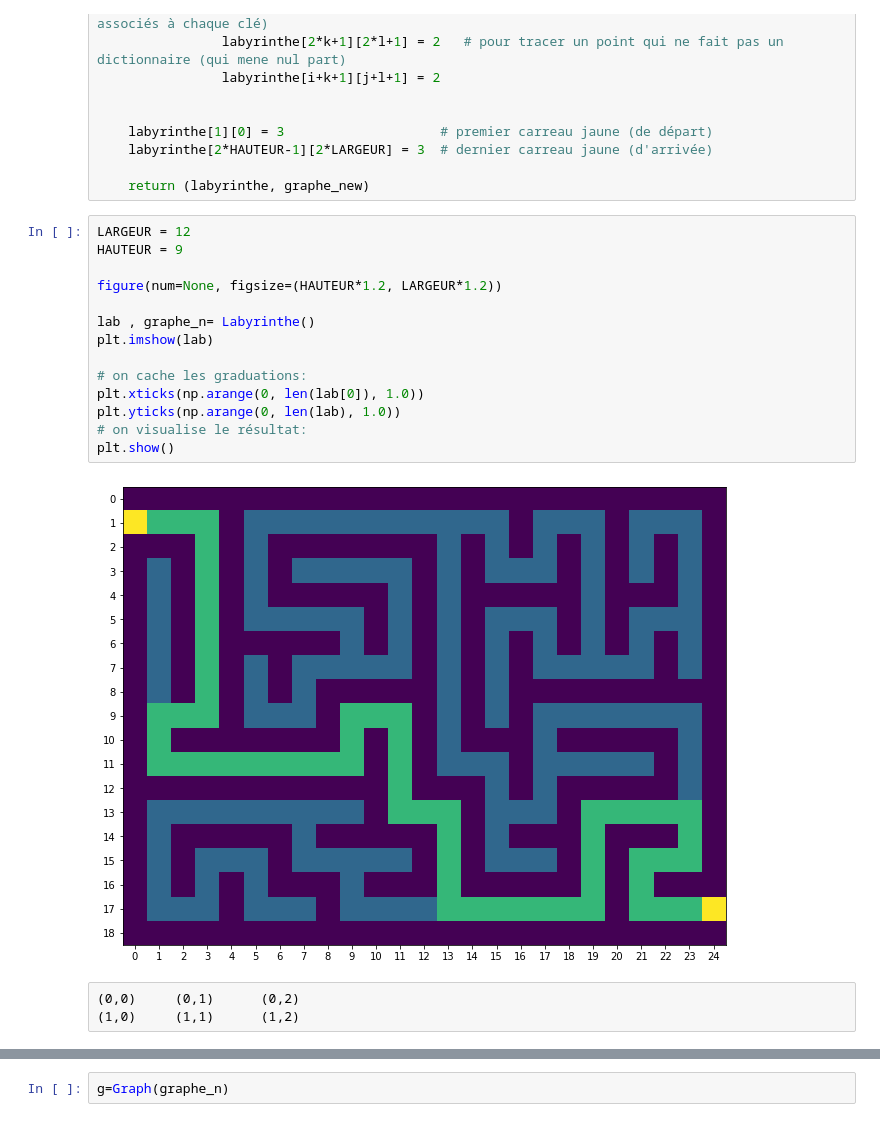
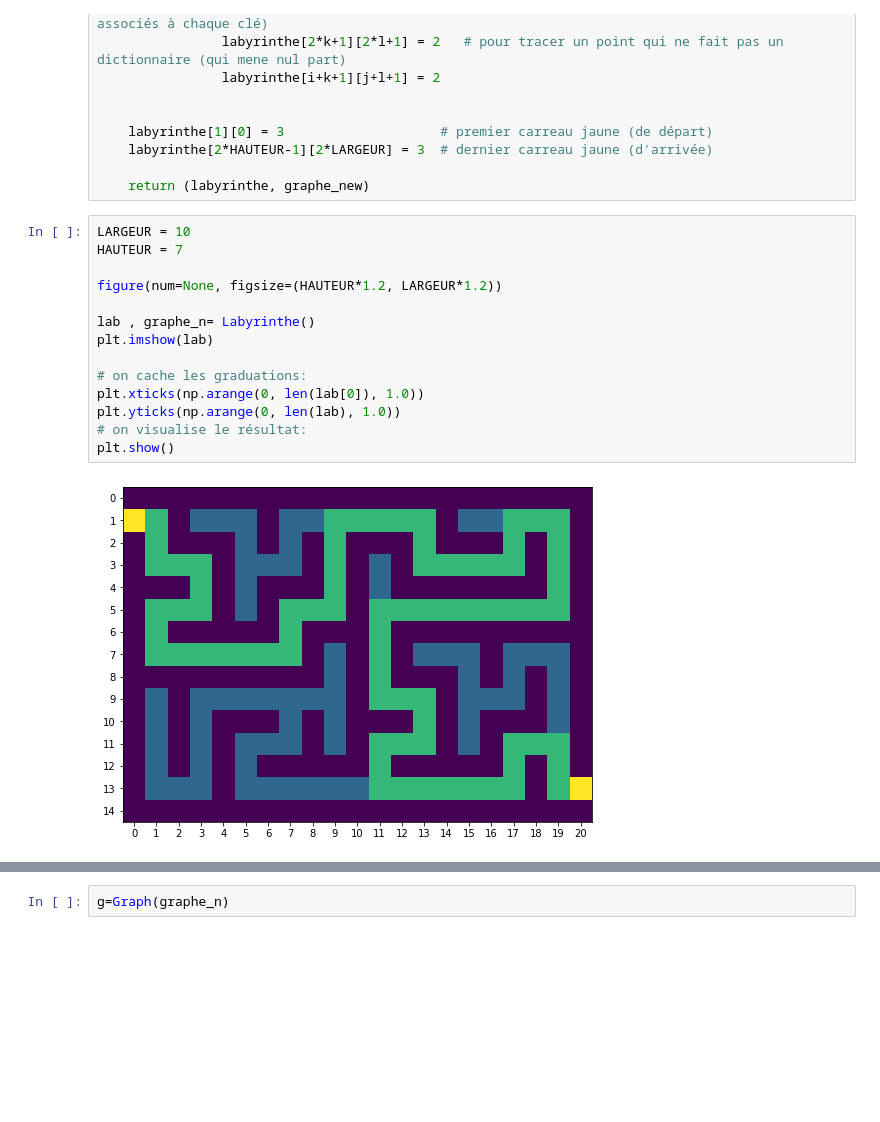
Before and after one commit to AbdiNi/Graphes-et-Labyrinthe-en-Python, a Jupyter notebook: Labyrinthe.ipynb, the cells around one changed output, grey strips where cells are left out. Saved outputs shown, nothing was run; the diff lists cells and outputs as text; blank space fills up the shorter version.

```diff
--- a/Labyrinthe.ipynb
+++ b/Labyrinthe.ipynb
@@ -470,21 +470,18 @@ def Labyrinthe():
 
     return (labyrinthe, graphe_new)
 # %%
-LARGEUR = 12
-HAUTEUR = 9
+LARGEUR = 10
+HAUTEUR = 7
 
 figure(num=None, figsize=(HAUTEUR*1.2, LARGEUR*1.2))
 
 lab , graphe_n= Labyrinthe()
 plt.imshow(lab)
 
 # on cache les graduations:
 plt.xticks(np.arange(0, len(lab[0]), 1.0))
 plt.yticks(np.arange(0, len(lab), 1.0))
 # on visualise le résultat:
 plt.show()
 # %% [output]
-[figure, old version]
+[figure, new version]
-# %% [raw]
-(0,0)     (0,1)      (0,2)
-(1,0)     (1,1)      (1,2)
```
Also changed, not shown: parts of 9 cells of this notebook.
